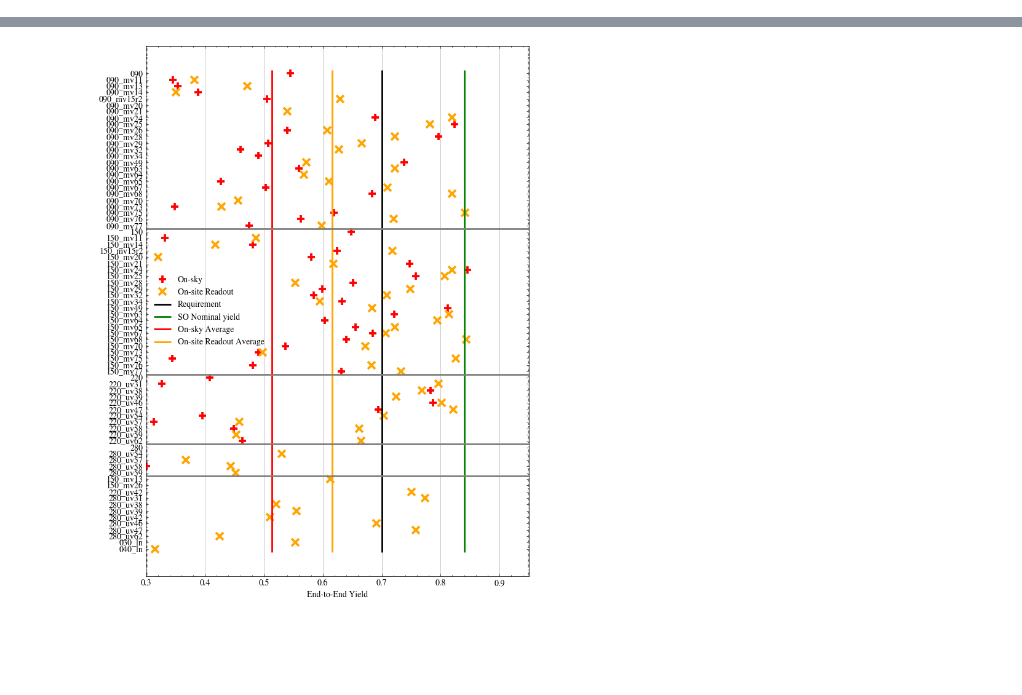
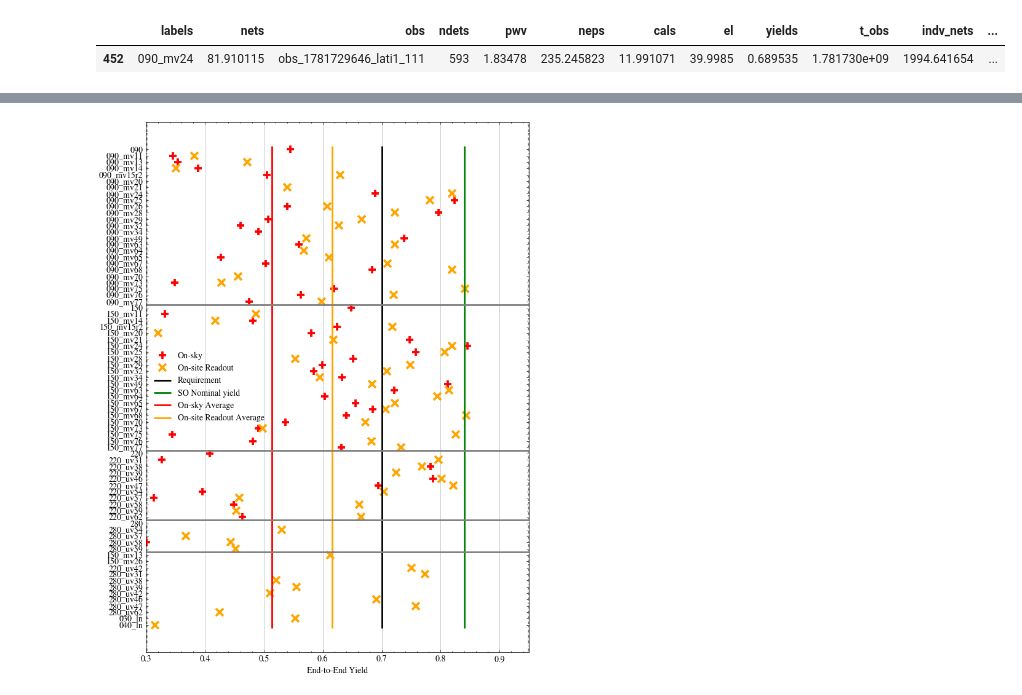
Before and after one commit to Sulla2012/LAT_Loading, a Jupyter notebook: latcom/yields.ipynb, the cells around one changed output, grey strips where cells are left out. Cells and saved outputs as stored; diff of their text form; code cells hidden in the pictures; blank space fills up the shorter version.

```diff
--- a/latcom/yields.ipynb
+++ b/latcom/yields.ipynb
@@ -12,7 +12,7 @@ from astropy.time import Time
 %load_ext autoreload
 %autoreload 2
 # %%
-with open("../nets/nets_06292026.pk", "rb") as f:
+with open("../nets/nets_07012026.pk", "rb") as f:
     net_dict = pk.load(f)
 
 
@@ -57,3 +41,8 @@ for i, label in enumerate(set_labels):
     ).yields
     weighted_means[i] = np.sum(1 / data) / np.sum(1 / data**2)
 means_df = pd.DataFrame({"labels": set_labels, "yields": weighted_means})
+# %%
+df_yield.loc[df_yield.labels == "090_mv24"]
+# %% [output]
+|  | labels | nets | obs | ndets | pwv | neps | cals | el | yields | t_obs | indv_nets | ... |
+| 452 | 090_mv24 | 81.910115 | obs_1781729646_lati1_111 | 593 | 1.83478 | 235.245823 | 11.991071 | 39.9985 | 0.689535 | 1.781730e+09 | 1994.641654 | ... |
```
Also changed, not shown: parts of 6 cells of this notebook, 6 other files.
